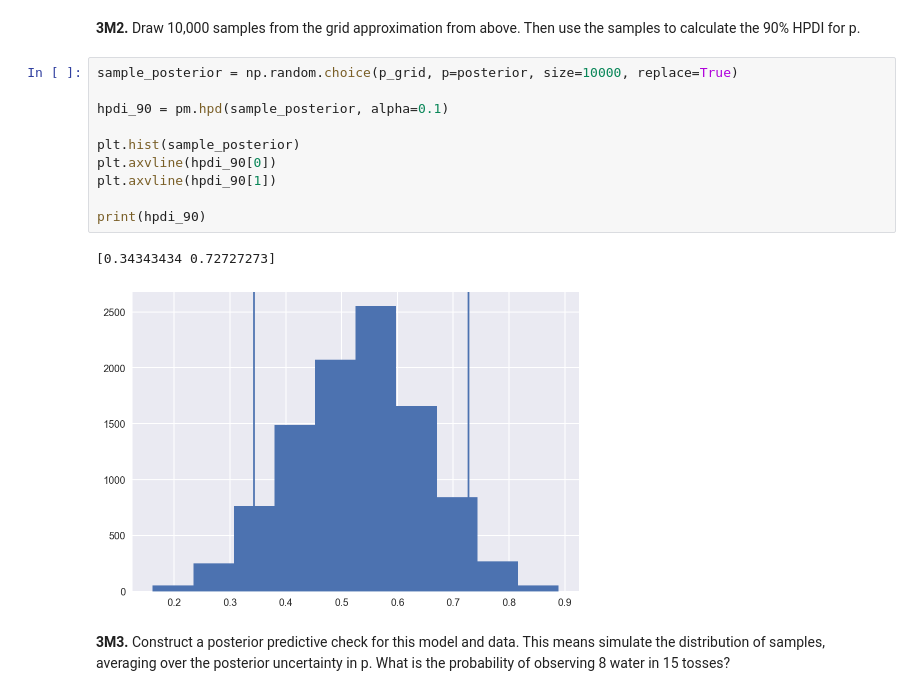
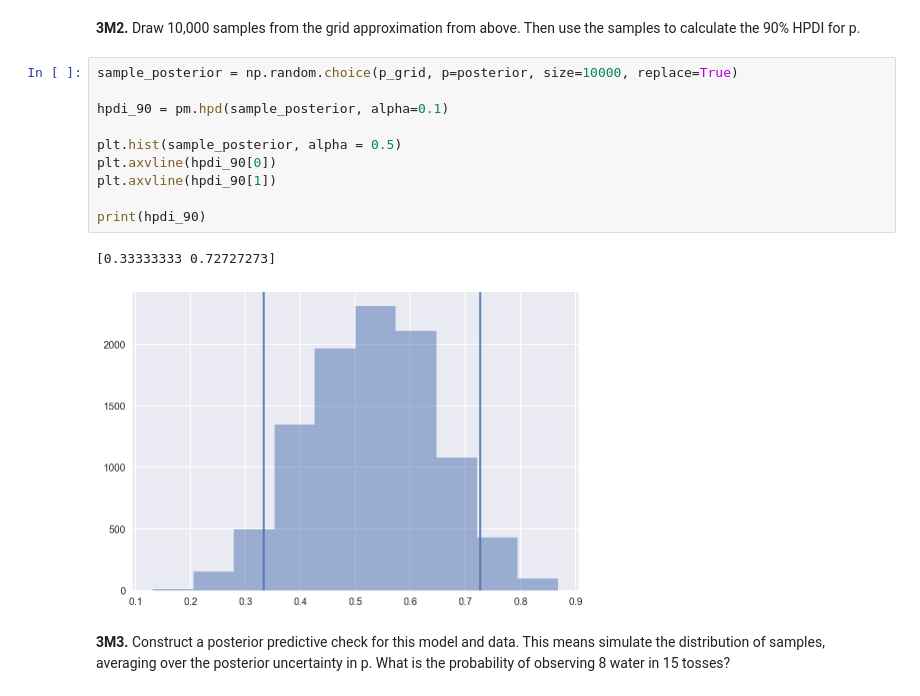
Before and after one commit to pan-alex/resources, a Jupyter notebook: Rethinking/Chp_03.ipynb, the cells around one changed output. Drawn from its saved outputs; the diff is of its cells as text.

```diff
--- a/Rethinking/Chp_03.ipynb
+++ b/Rethinking/Chp_03.ipynb
@@ -342,16 +337,16 @@ plt.plot(p_grid, posterior)
 # %%
 sample_posterior = np.random.choice(p_grid, p=posterior, size=10000, replace=True)
 
 hpdi_90 = pm.hpd(sample_posterior, alpha=0.1)
 
-plt.hist(sample_posterior)
+plt.hist(sample_posterior, alpha = 0.5)
 plt.axvline(hpdi_90[0])
 plt.axvline(hpdi_90[1])
 
 print(hpdi_90)
 # %% [output]
-[0.34343434 0.72727273]
+[0.33333333 0.72727273]
-[figure, old version]
+[figure, new version]
 # %% [markdown]
 **3M3.** Construct a posterior predictive check for this model and data. This means simulate the distribution of samples, averaging over the posterior uncertainty in p. What is the probability of observing 8 water in 15 tosses?
 # %%
```
Also changed, not shown: parts of 12 cells of this notebook.
